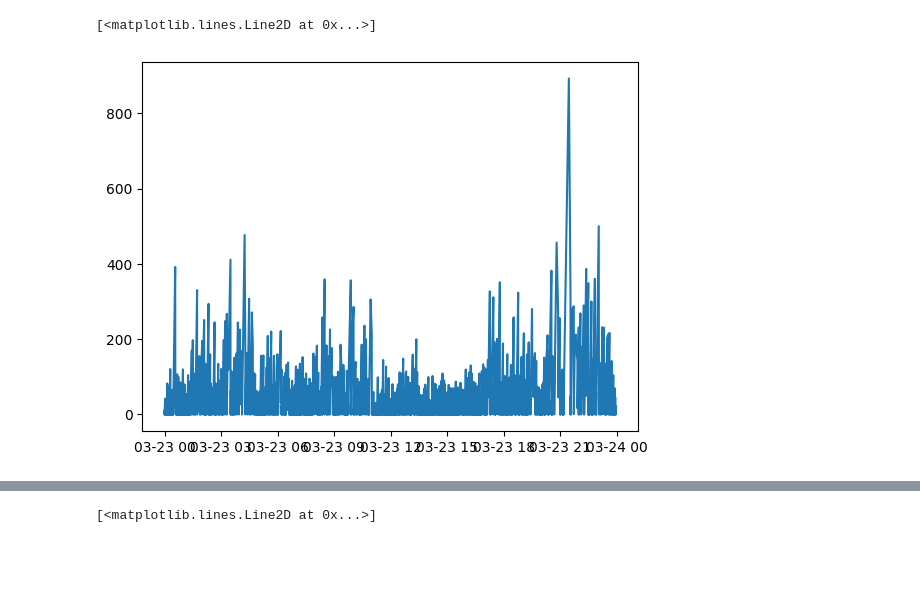
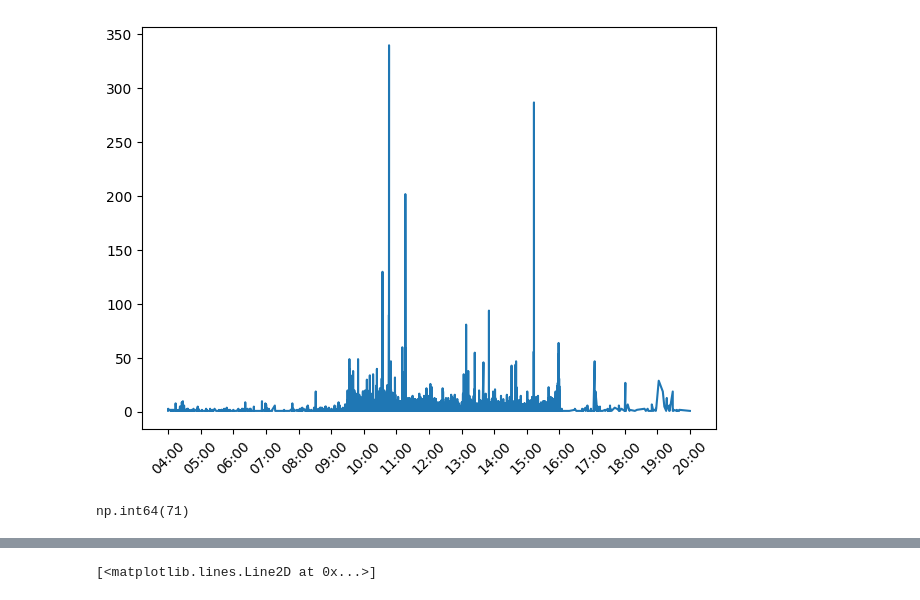
Before and after one commit to chenyu0516/lob_research, a Jupyter notebook: scripts/data_analyze.ipynb, the cells around one changed output, grey strips where cells are left out. Cells and saved outputs as stored; diff of their text form; code cells hidden in the pictures; blank space fills up the shorter version.

```diff
--- a/scripts/data_analyze.ipynb
+++ b/scripts/data_analyze.ipynb
@@ -17,4 +1,5 @@ decompress_zstd_file('../data/raw/databento/ONDS/xnas-itch-20260325.mbo.ONDS.csv
 # %%
 import pandas as pd
+import numpy as np
 
-df = pd.read_parquet("../data/parquet/events/source=COINBASE/symbol=BTC-USDT/date=2026-03-23/part.parquet")
+df = pd.read_parquet("../data/parquet/events/source=DATABENTO/symbol=ONDS/date=2026-03-25/part.parquet")
@@ -41,7 +20,6 @@ from datetime import datetime
 # %%
+tz = pytz.timezone("US/Eastern")
+
 fill_time = df[df["event_type"]=="FILL"]["ts"].value_counts()
 fill_time.sort_index(inplace=True)
-ts = pd.to_datetime(fill_time.index, unit="ns")
-
-plt.subplot()
-plt.plot(ts, fill_time.to_numpy())
+ts = pd.to_datetime(fill_time.index, unit="ns", utc=True).tz_convert(tz)
@@ -51,6 +25,0 @@ plt.plot(ts, fill_time.to_numpy())
-# %%
-plt.subplot()
-plt.plot(ts, ts.diff().total_seconds())
-# %% [output]
-[<matplotlib.lines.Line2D at 0x...>]
-[figure, removed]
@@ -58,0 +26,41 @@ import numpy as np
+# %%
+import matplotlib.dates as mdates
+
+
+fig, ax = plt.subplots()
+ax.plot(ts, fill_time.to_numpy())
+
+# Show only hour:minute on x-axis
+ax.xaxis.set_major_formatter(mdates.DateFormatter("%H:%M", tz=tz))
+ax.xaxis.set_major_locator(mdates.HourLocator(interval=1))  # tick every 1 hour
+
+plt.xticks(rotation=45)
+plt.tight_layout()
+plt.show()
+# %% [output]
+[figure, added]
+# %%
+# Get fills and convert ts to EST
+fills = df[df["event_type"] == "FILL"].copy()
+fills["ts_dt"] = (
+    pd.to_datetime(fills["ts"], unit="ns", utc=True)
+    .astype("datetime64[us, UTC]")        # downcast ns → us while UTC
+    .dt.tz_convert("America/New_York")          # then convert to EST
+)
+
+# Create 5-min interval bins
+trade_date = fills["ts_dt"].dt.date.mode()[0]  # most common date in the data
+
+bins = pd.date_range(
+    start=f"{trade_date} 09:30",
+    end=f"{trade_date} 16:00",
+    freq="5min",
+    tz="America/New_York"
+)
+
+# Cut into intervals and count
+fills["interval"] = pd.cut(fills["ts_dt"], bins=bins, right=False)
+counts = fills.groupby("interval", observed=True).size()
+counts.min()
+# %% [output]
+np.int64(71)
```
Also changed, not shown: parts of 14 cells of this notebook, 5 other files.
